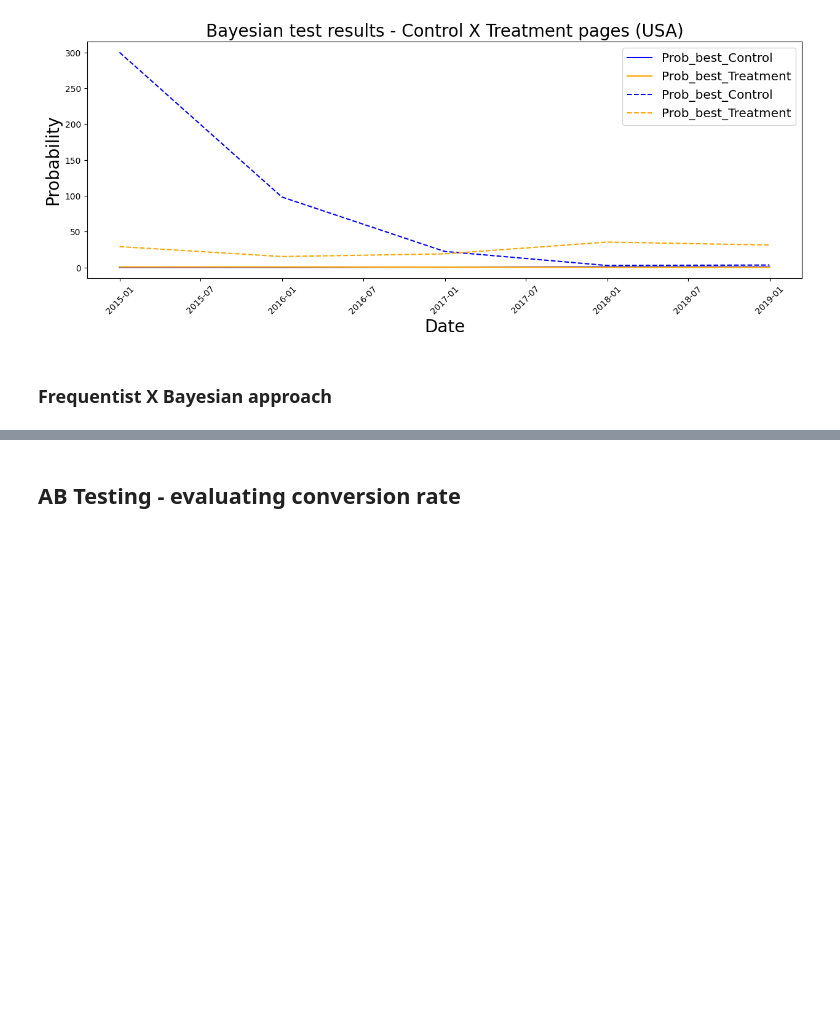
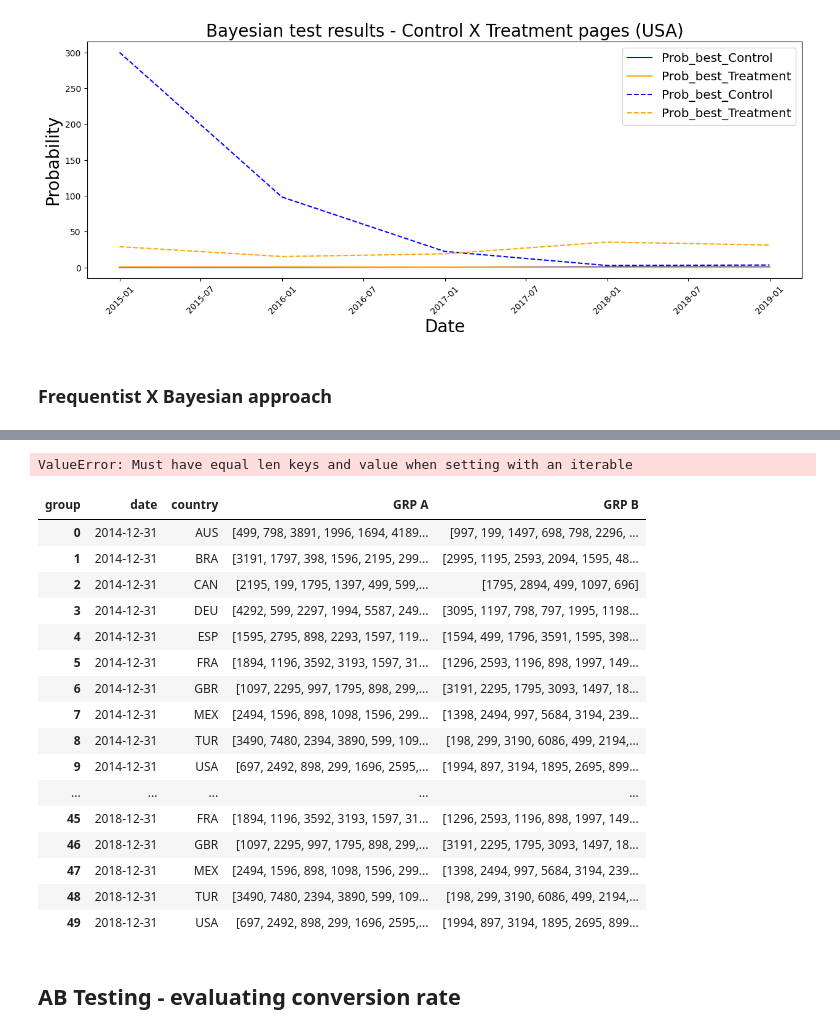
Before and after one commit to GustavoHBDuarte/AB_testing, a Jupyter notebook: A_B_testing.ipynb, the cells around one changed output, grey strips where cells are left out. Cells and saved outputs as stored; diff of their text form; code cells hidden in the pictures; blank space fills up the shorter version.

```diff
--- a/A_B_testing.ipynb
+++ b/A_B_testing.ipynb
@@ -727,3 +853,63 @@ for country in df_grouped['country'].unique():
+# %%
+
+
+# loop for para aplicação do teste estatístico:
+
+# 1 - iterar no índice das linhas
+
+for i in df_frequentist.index: # iterar em cada índice do dataframe
+    i
+
+    # ========== Obter o tamanho amostral de ambos os grupos ======================
+
+    lista_elementos = [] # lista para armazenar a quantidade de elementos do grupo A e B
+
+    comprimento_grp_A = len(df_frequentist.loc[i, 'GRP A']) # quantidade amostral no grupo A
+    lista_elementos.append(comprimento_grp_A)
+
+    comprimento_grp_B = len(df_frequentist.loc[i, 'GRP B']) # quantidade amostral no grupo A
+    lista_elementos.append(comprimento_grp_B)
+
+    menor_tamanho_amostral = min(lista_elementos) # obter o menor elemento da lista
+
+
+    # ======= Amostrar os grupos pelo grupo de menor n para igualar o tamanho amostral de ambos: ======
+
+    # GRP A
+    random.seed(42)
+    df_frequentist.loc[i,'sampled GRP A'] = random.sample(df_frequentist.loc[i,'GRP A'], menor_tamanho_amostral)
+
+    # GRP B
+    random.seed(42)
+    df_frequentist.loc[i,'sampled GRP B'] = random.sample(df_frequentist.loc[i,'GRP B'], menor_tamanho_amostral)
+
+
+    # ======= Fazer o teste de shapiro para avaliar a distribuição dos dados ====================
+
+
+    # ===== Se a distribuição for normal -> aplicar teste t, se não for->aplicar Mann-Whitney ====
+# %% [output]
+ValueError: Must have equal len keys and value when setting with an iterable
+# %%
+df_frequentist
+# %% [output]
+| group | date | country | GRP A | GRP B |
+| 0 | 2014-12-31 | AUS | [499, 798, 3891, 1996, 1694, 4189... | [997, 199, 1497, 698, 798, 2296, ... |
+| 1 | 2014-12-31 | BRA | [3191, 1797, 398, 1596, 2195, 299... | [2995, 1195, 2593, 2094, 1595, 48... |
+| 2 | 2014-12-31 | CAN | [2195, 199, 1795, 1397, 499, 599,... | [1795, 2894, 499, 1097, 696] |
+| 3 | 2014-12-31 | DEU | [4292, 599, 2297, 1994, 5587, 249... | [3095, 1197, 798, 797, 1995, 1198... |
+| 4 | 2014-12-31 | ESP | [1595, 2795, 898, 2293, 1597, 119... | [1594, 499, 1796, 3591, 1595, 398... |
+| 5 | 2014-12-31 | FRA | [1894, 1196, 3592, 3193, 1597, 31... | [1296, 2593, 1196, 898, 1997, 149... |
+| 6 | 2014-12-31 | GBR | [1097, 2295, 997, 1795, 898, 299,... | [3191, 2295, 1795, 3093, 1497, 18... |
+| 7 | 2014-12-31 | MEX | [2494, 1596, 898, 1098, 1596, 299... | [1398, 2494, 997, 5684, 3194, 239... |
+| 8 | 2014-12-31 | TUR | [3490, 7480, 2394, 3890, 599, 109... | [198, 299, 3190, 6086, 499, 2194,... |
+| 9 | 2014-12-31 | USA | [697, 2492, 898, 299, 1696, 2595,... | [1994, 897, 3194, 1895, 2695, 899... |
+| ... | ... | ... | ... | ... |
+| 45 | 2018-12-31 | FRA | [1894, 1196, 3592, 3193, 1597, 31... | [1296, 2593, 1196, 898, 1997, 149... |
+| 46 | 2018-12-31 | GBR | [1097, 2295, 997, 1795, 898, 299,... | [3191, 2295, 1795, 3093, 1497, 18... |
+| 47 | 2018-12-31 | MEX | [2494, 1596, 898, 1098, 1596, 299... | [1398, 2494, 997, 5684, 3194, 239... |
+| 48 | 2018-12-31 | TUR | [3490, 7480, 2394, 3890, 599, 109... | [198, 299, 3190, 6086, 499, 2194,... |
+| 49 | 2018-12-31 | USA | [697, 2492, 898, 299, 1696, 2595,... | [1994, 897, 3194, 1895, 2695, 899... |
 # %% [markdown]
 ## AB Testing - evaluating conversion rate
 # %% [markdown]
```
Also changed, not shown: parts of 12 cells of this notebook.
